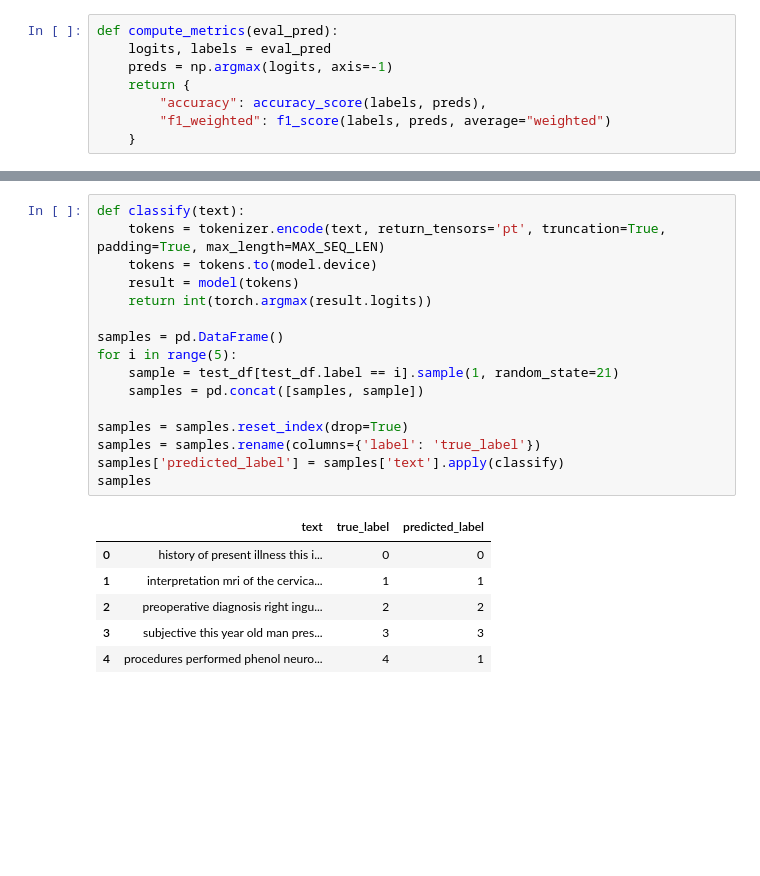
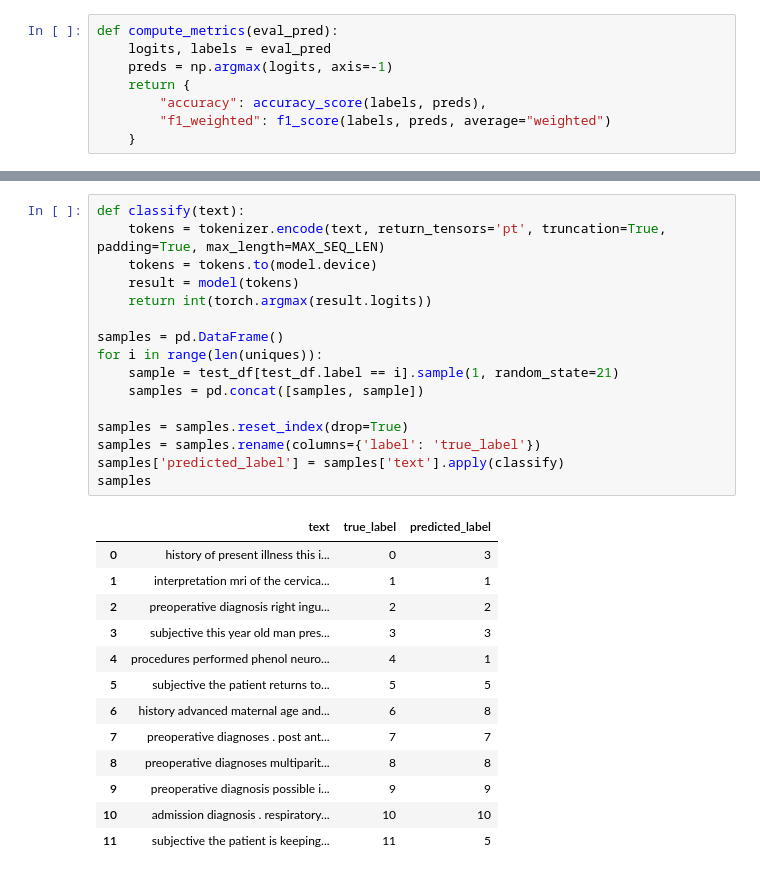
Before and after one commit to ai574-sec1-group3-summer-2025/pocs, a Jupyter notebook: speciality_classification/distilbert.ipynb, the cells around one changed output, grey strips where cells are left out. Drawn from its saved outputs; the diff is of its cells as text; blank space fills up the shorter version.

```diff
--- a/speciality_classification/distilbert.ipynb
+++ b/speciality_classification/distilbert.ipynb
@@ -207,23 +210,30 @@ utils.plot_confusion_matrix(cm, classes)
 # %%
 def classify(text):
     tokens = tokenizer.encode(text, return_tensors='pt', truncation=True, padding=True, max_length=MAX_SEQ_LEN)
     tokens = tokens.to(model.device)
     result = model(tokens)
     return int(torch.argmax(result.logits))
 
 samples = pd.DataFrame()
-for i in range(5):
+for i in range(len(uniques)):
     sample = test_df[test_df.label == i].sample(1, random_state=21)
     samples = pd.concat([samples, sample])
 
 samples = samples.reset_index(drop=True)
 samples = samples.rename(columns={'label': 'true_label'})
 samples['predicted_label'] = samples['text'].apply(classify)
 samples
 # %% [output]
 |  | text | true_label | predicted_label |
-| 0 | history of present illness this i... | 0 | 0 |
+| 0 | history of present illness this i... | 0 | 3 |
 | 1 | interpretation mri of the cervica... | 1 | 1 |
 | 2 | preoperative diagnosis right ingu... | 2 | 2 |
 | 3 | subjective this year old man pres... | 3 | 3 |
 | 4 | procedures performed phenol neuro... | 4 | 1 |
+| 5 | subjective the patient returns to... | 5 | 5 |
+| 6 | history advanced maternal age and... | 6 | 8 |
+| 7 | preoperative diagnoses . post ant... | 7 | 7 |
+| 8 | preoperative diagnoses multiparit... | 8 | 8 |
+| 9 | preoperative diagnosis possible i... | 9 | 9 |
+| 10 | admission diagnosis . respiratory... | 10 | 10 |
+| 11 | subjective the patient is keeping... | 11 | 5 |
```
Also changed, not shown: parts of 3 cells of this notebook, 1 other file.
